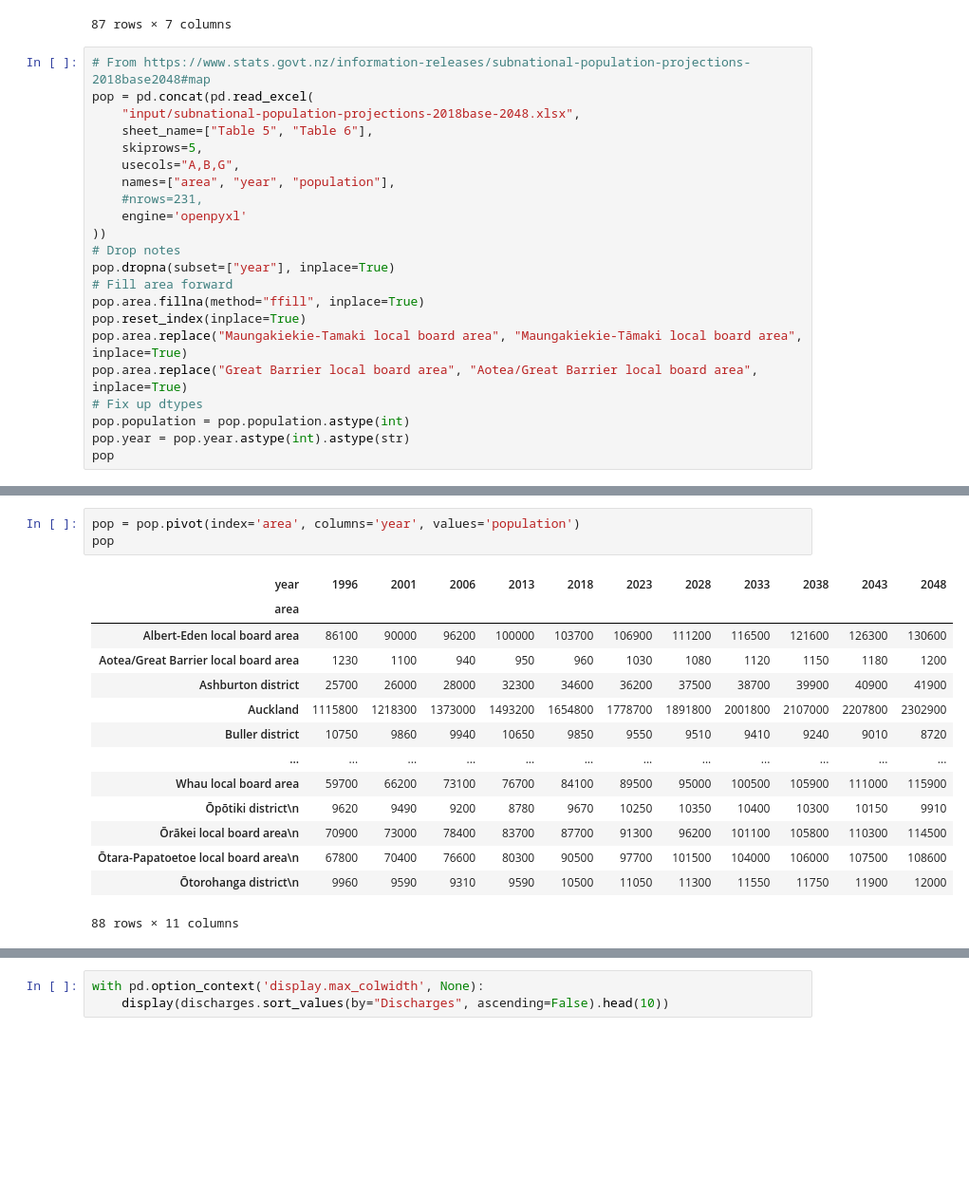
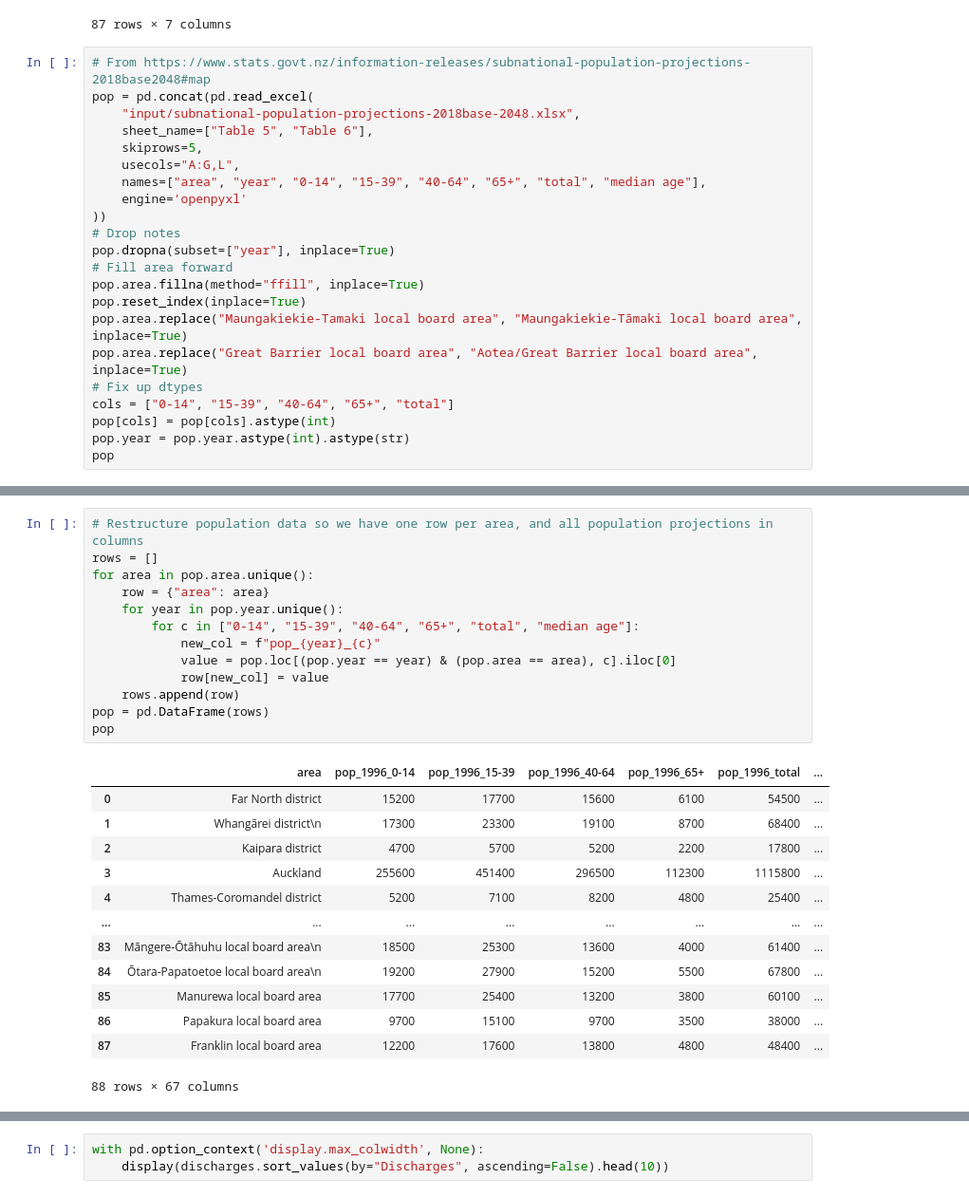
Before and after one commit to UoA-eResearch/hospitals_nz, a Jupyter notebook: train.ipynb, the cells around one changed output, grey strips where cells are left out. Shown at 95% size. Saved outputs shown, nothing was run; the diff lists cells and outputs as text; blank space fills up the shorter version.

```diff
--- a/train.ipynb
+++ b/train.ipynb
@@ -95,9 +110,8 @@ pop = pd.concat(pd.read_excel(
     "input/subnational-population-projections-2018base-2048.xlsx",
     sheet_name=["Table 5", "Table 6"],
     skiprows=5,
-    usecols="A,B,G",
-    names=["area", "year", "population"],
-    #nrows=231,
+    usecols="A:G,L",
+    names=["area", "year", "0-14", "15-39", "40-64", "65+", "total", "median age"],
     engine='openpyxl'
 ))
 # Drop notes
@@ -108,7 +122,8 @@ pop.reset_index(inplace=True)
 pop.area.replace("Maungakiekie-Tamaki local board area", "Maungakiekie-Tāmaki local board area", inplace=True)
 pop.area.replace("Great Barrier local board area", "Aotea/Great Barrier local board area", inplace=True)
 # Fix up dtypes
-pop.population = pop.population.astype(int)
+cols = ["0-14", "15-39", "40-64", "65+", "total"]
+pop[cols] = pop[cols].astype(int)
 pop.year = pop.year.astype(int).astype(str)
 pop
 # %% [output]
@@ -131,21 +152,30 @@ pop[pop.area.str.contains("local")].pivot(index='year', columns='area', values='
 <AxesSubplot:xlabel='year'>
 [figure]
 # %%
-pop = pop.pivot(index='area', columns='year', values='population')
+# Restructure population data so we have one row per area, and all population projections in columns
+rows = []
+for area in pop.area.unique():
+    row = {"area": area}
+    for year in pop.year.unique():
+        for c in ["0-14", "15-39", "40-64", "65+", "total", "median age"]:
+            new_col = f"pop_{year}_{c}"
+            value = pop.loc[(pop.year == year) & (pop.area == area), c].iloc[0]
+            row[new_col] = value
+    rows.append(row)
+pop = pd.DataFrame(rows)
 pop
 # %% [output]
-| year | 1996 | 2001 | 2006 | 2013 | 2018 | 2023 | 2028 | 2033 | 2038 | 2043 | 2048 |
-| area |  |  |  |  |  |  |  |  |  |  |  |
-| Albert-Eden local board area | 86100 | 90000 | 96200 | 100000 | 103700 | 106900 | 111200 | 116500 | 121600 | 126300 | 130600 |
-| Aotea/Great Barrier local board area | 1230 | 1100 | 940 | 950 | 960 | 1030 | 1080 | 1120 | 1150 | 1180 | 1200 |
-| Ashburton district | 25700 | 26000 | 28000 | 32300 | 34600 | 36200 | 37500 | 38700 | 39900 | 40900 | 41900 |
-| Auckland | 1115800 | 1218300 | 1373000 | 1493200 | 1654800 | 1778700 | 1891800 | 2001800 | 2107000 | 2207800 | 2302900 |
-| Buller district | 10750 | 9860 | 9940 | 10650 | 9850 | 9550 | 9510 | 9410 | 9240 | 9010 | 8720 |
-| ... | ... | ... | ... | ... | ... | ... | ... | ... | ... | ... | ... |
-| Whau local board area | 59700 | 66200 | 73100 | 76700 | 84100 | 89500 | 95000 | 100500 | 105900 | 111000 | 115900 |
-| Ōpōtiki district\n | 9620 | 9490 | 9200 | 8780 | 9670 | 10250 | 10350 | 10400 | 10300 | 10150 | 9910 |
-| Ōrākei local board area\n | 70900 | 73000 | 78400 | 83700 | 87700 | 91300 | 96200 | 101100 | 105800 | 110300 | 114500 |
-| Ōtara-Papatoetoe local board area\n | 67800 | 70400 | 76600 | 80300 | 90500 | 97700 | 101500 | 104000 | 106000 | 107500 | 108600 |
-| Ōtorohanga district\n | 9960 | 9590 | 9310 | 9590 | 10500 | 11050 | 11300 | 11550 | 11750 | 11900 | 12000 |
+|  | area | pop_1996_0-14 | pop_1996_15-39 | pop_1996_40-64 | pop_1996_65+ | pop_1996_total | ... |
+| 0 | Far North district | 15200 | 17700 | 15600 | 6100 | 54500 | ... |
+| 1 | Whangārei district\n | 17300 | 23300 | 19100 | 8700 | 68400 | ... |
+| 2 | Kaipara district | 4700 | 5700 | 5200 | 2200 | 17800 | ... |
+| 3 | Auckland | 255600 | 451400 | 296500 | 112300 | 1115800 | ... |
+| 4 | Thames-Coromandel district | 5200 | 7100 | 8200 | 4800 | 25400 | ... |
+| ... | ... | ... | ... | ... | ... | ... | ... |
+| 83 | Māngere-Ōtāhuhu local board area\n | 18500 | 25300 | 13600 | 4000 | 61400 | ... |
+| 84 | Ōtara-Papatoetoe local board area\n | 19200 | 27900 | 15200 | 5500 | 67800 | ... |
+| 85 | Manurewa local board area | 17700 | 25400 | 13200 | 3800 | 60100 | ... |
+| 86 | Papakura local board area | 9700 | 15100 | 9700 | 3500 | 38000 | ... |
+| 87 | Franklin local board area | 12200 | 17600 | 13800 | 4800 | 48400 | ... |
-88 rows × 11 columns
+88 rows × 67 columns
 # %%
```
Also changed, not shown: parts of 45 cells of this notebook, 2 other files.
